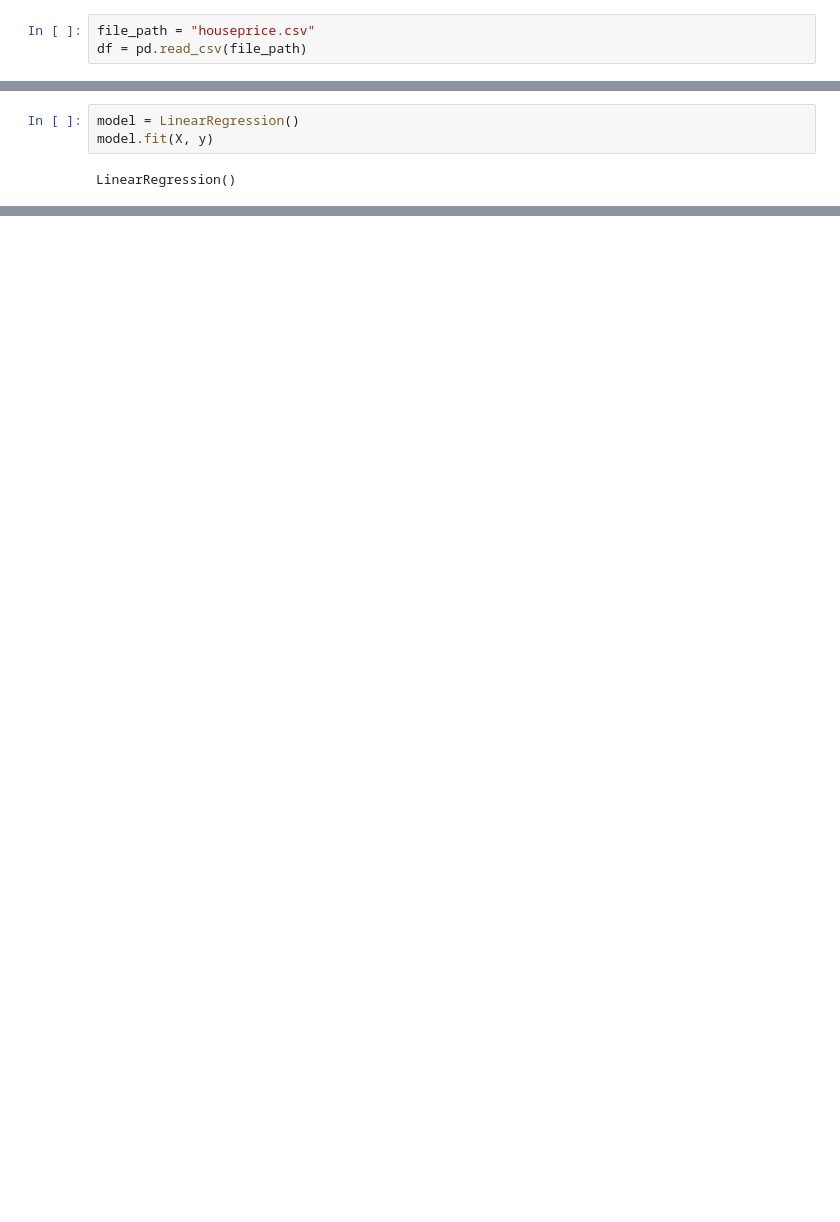
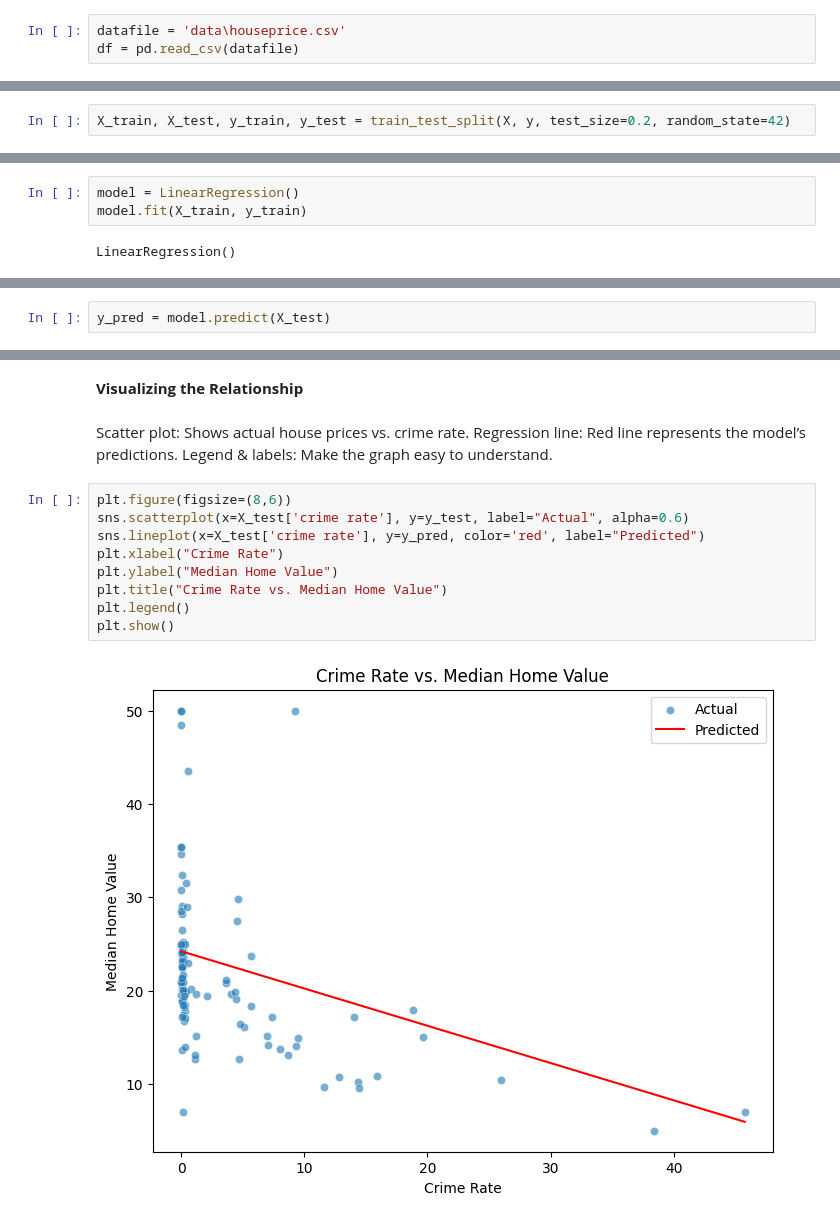
Before and after one commit to dhrubaseal/house_price_prediction_crime_rate, a Jupyter notebook: houseprice.ipynb, the cells around one changed output, grey strips where cells are left out. Saved outputs shown, nothing was run; the diff lists cells and outputs as text; blank space fills up the shorter version.

```diff
--- a/houseprice.ipynb
+++ b/houseprice.ipynb
@@ -5,3 +24,3 @@ from sklearn.linear_model import LinearRegression
 # %%
-file_path = "houseprice.csv"
-df = pd.read_csv(file_path)
+datafile = 'data\houseprice.csv'
+df = pd.read_csv(datafile)
@@ -50,0 +76,2 @@ y = df['Median Home Value']
+# %%
+X_train, X_test, y_train, y_test = train_test_split(X, y, test_size=0.2, random_state=42)
@@ -51,5 +83,5 @@ y = df['Median Home Value']
 # %%
 model = LinearRegression()
-model.fit(X, y)
+model.fit(X_train, y_train)
 # %% [output]
 LinearRegression()
@@ -63,0 +101,2 @@ print(value)
+# %%
+y_pred = model.predict(X_test)
@@ -63,0 +119,17 @@ print(value)
+# %% [markdown]
+**Visualizing the Relationship**
+# %% [markdown]
+Scatter plot: Shows actual house prices vs. crime rate.
+Regression line: Red line represents the model’s predictions.
+Legend & labels: Make the graph easy to understand.
+# %%
+plt.figure(figsize=(8,6))
+sns.scatterplot(x=X_test['crime rate'], y=y_test, label="Actual", alpha=0.6)
+sns.lineplot(x=X_test['crime rate'], y=y_pred, color='red', label="Predicted")
+plt.xlabel("Crime Rate")
+plt.ylabel("Median Home Value")
+plt.title("Crime Rate vs. Median Home Value")
+plt.legend()
+plt.show()
+# %% [output]
+[figure, added]
```
Also changed, not shown: parts of 26 cells of this notebook, 4 other files.
